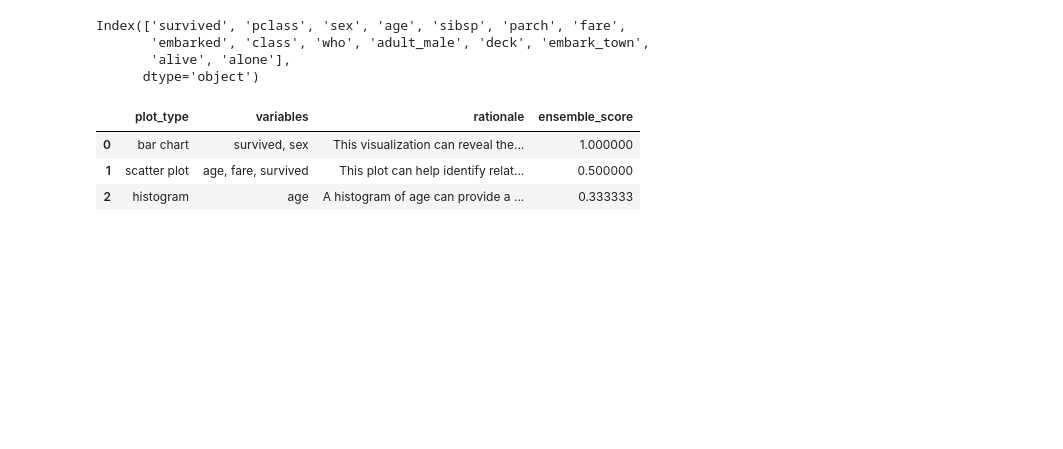
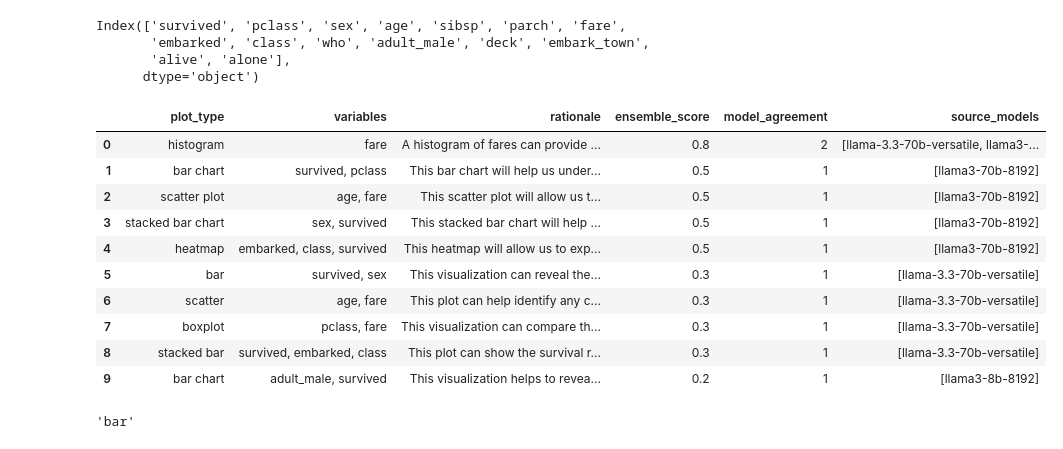
Before and after one commit to jerryola1/PlotSenseAI, a Jupyter notebook: test.ipynb, the cells around one changed output. Saved outputs shown, nothing was run; the diff lists cells and outputs as text; code cells hidden in the pictures; blank space fills up the shorter version.

```diff
--- a/test.ipynb
+++ b/test.ipynb
@@ -42,10 +43,17 @@ Index(['survived', 'pclass', 'sex', 'age', 'sibsp', 'parch', 'fare',
        'alive', 'alone'],
       dtype='object')
 # %%
-recommendation = recommend_visualizations(titanic)
+recommendation = recommend_visualizations(titanic, n=10)
 recommendation
 # %% [output]
-|  | plot_type | variables | rationale | ensemble_score |
-| 0 | bar chart | survived, sex | This visualization can reveal the... | 1.000000 |
-| 1 | scatter plot | age, fare, survived | This plot can help identify relat... | 0.500000 |
-| 2 | histogram | age | A histogram of age can provide a ... | 0.333333 |
+|  | plot_type | variables | rationale | ensemble_score | model_agreement | source_models |
+| 0 | histogram | fare | A histogram of fares can provide ... | 0.8 | 2 | [llama-3.3-70b-versatile, llama3-... |
+| 1 | bar chart | survived, pclass | This bar chart will help us under... | 0.5 | 1 | [llama3-70b-8192] |
+| 2 | scatter plot | age, fare | This scatter plot will allow us t... | 0.5 | 1 | [llama3-70b-8192] |
+| 3 | stacked bar chart | sex, survived | This stacked bar chart will help ... | 0.5 | 1 | [llama3-70b-8192] |
+| 4 | heatmap | embarked, class, survived | This heatmap will allow us to exp... | 0.5 | 1 | [llama3-70b-8192] |
+| 5 | bar | survived, sex | This visualization can reveal the... | 0.3 | 1 | [llama-3.3-70b-versatile] |
+| 6 | scatter | age, fare | This plot can help identify any c... | 0.3 | 1 | [llama-3.3-70b-versatile] |
+| 7 | boxplot | pclass, fare | This visualization can compare th... | 0.3 | 1 | [llama-3.3-70b-versatile] |
+| 8 | stacked bar | survived, embarked, class | This plot can show the survival r... | 0.3 | 1 | [llama-3.3-70b-versatile] |
+| 9 | bar chart | adult_male, survived | This visualization helps to revea... | 0.2 | 1 | [llama3-8b-8192] |
@@ -51,0 +62,4 @@ recommendation
+# %%
+recommendation.iloc[5][0]
+# %% [output]
+'bar'
```
Also changed, not shown: parts of 15 cells of this notebook.
